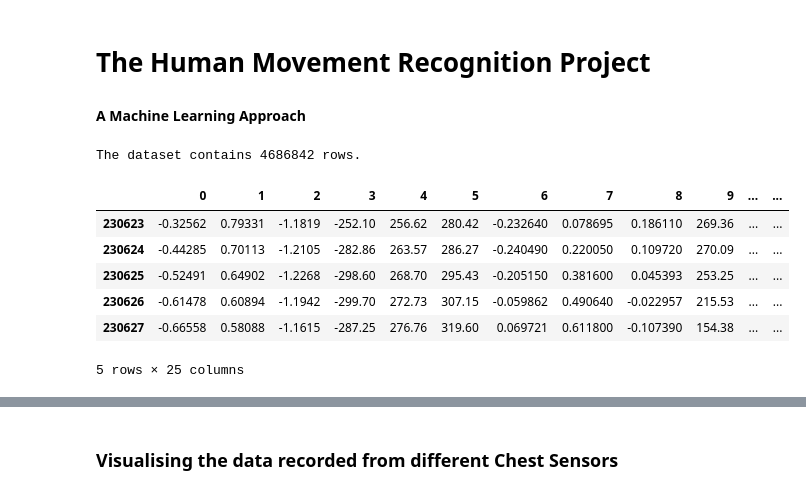
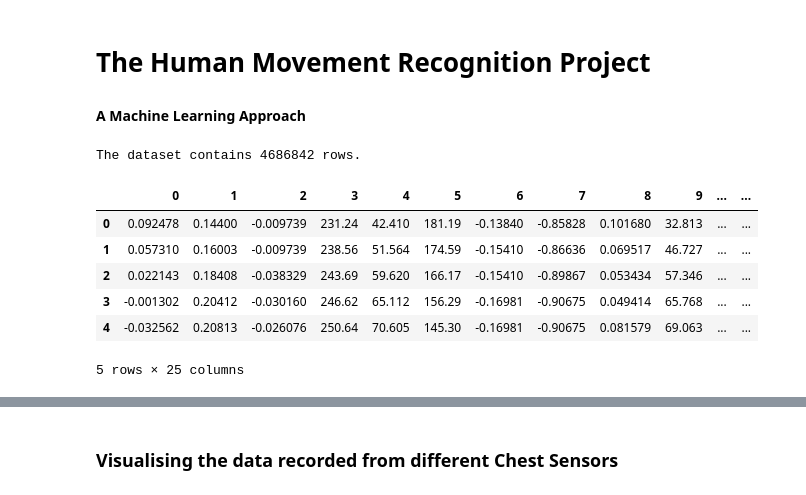
Before and after one commit to faiyazrahman/A1---Machine-Learing, a Jupyter notebook: The Human Movement Recognition Project.ipynb, the cells around one changed output, grey strips where cells are left out. Drawn from its saved outputs; the diff is of its cells as text; code cells hidden in the pictures.

```diff
--- a/The Human Movement Recognition Project.ipynb
+++ b/The Human Movement Recognition Project.ipynb
@@ -38,14 +38,15 @@ df19 = pd.read_csv('daliac/dataset_19.txt', sep=',', header=None)
 
 dataset = pd.concat([df1, df2, df3, df4, df5, df6, df7, df8, df9, df10, df11, df12, df13, df14, df15, df16, df17, df18, df19])
 # %%
+#Testing to check if dataset is correctly loaded
 print('The dataset contains %d rows.' % len(dataset))
-dataset.tail()
+dataset.head()
 # %% [output]
 The dataset contains 4686842 rows.
 |  | 0 | 1 | 2 | 3 | 4 | 5 | 6 | 7 | 8 | 9 | ... | ... |
-| 230623 | -0.32562 | 0.79331 | -1.1819 | -252.10 | 256.62 | 280.42 | -0.232640 | 0.078695 | 0.186110 | 269.36 | ... | ... |
-| 230624 | -0.44285 | 0.70113 | -1.2105 | -282.86 | 263.57 | 286.27 | -0.240490 | 0.220050 | 0.109720 | 270.09 | ... | ... |
-| 230625 | -0.52491 | 0.64902 | -1.2268 | -298.60 | 268.70 | 295.43 | -0.205150 | 0.381600 | 0.045393 | 253.25 | ... | ... |
-| 230626 | -0.61478 | 0.60894 | -1.1942 | -299.70 | 272.73 | 307.15 | -0.059862 | 0.490640 | -0.022957 | 215.53 | ... | ... |
-| 230627 | -0.66558 | 0.58088 | -1.1615 | -287.25 | 276.76 | 319.60 | 0.069721 | 0.611800 | -0.107390 | 154.38 | ... | ... |
+| 0 | 0.092478 | 0.14400 | -0.009739 | 231.24 | 42.410 | 181.19 | -0.13840 | -0.85828 | 0.101680 | 32.813 | ... | ... |
+| 1 | 0.057310 | 0.16003 | -0.009739 | 238.56 | 51.564 | 174.59 | -0.15410 | -0.86636 | 0.069517 | 46.727 | ... | ... |
+| 2 | 0.022143 | 0.18408 | -0.038329 | 243.69 | 59.620 | 166.17 | -0.15410 | -0.89867 | 0.053434 | 57.346 | ... | ... |
+| 3 | -0.001302 | 0.20412 | -0.030160 | 246.62 | 65.112 | 156.29 | -0.16981 | -0.90675 | 0.049414 | 65.768 | ... | ... |
+| 4 | -0.032562 | 0.20813 | -0.026076 | 250.64 | 70.605 | 145.30 | -0.16981 | -0.90675 | 0.081579 | 69.063 | ... | ... |
 5 rows × 25 columns
```
Also changed, not shown: parts of 7 cells of this notebook, 6 other files.
